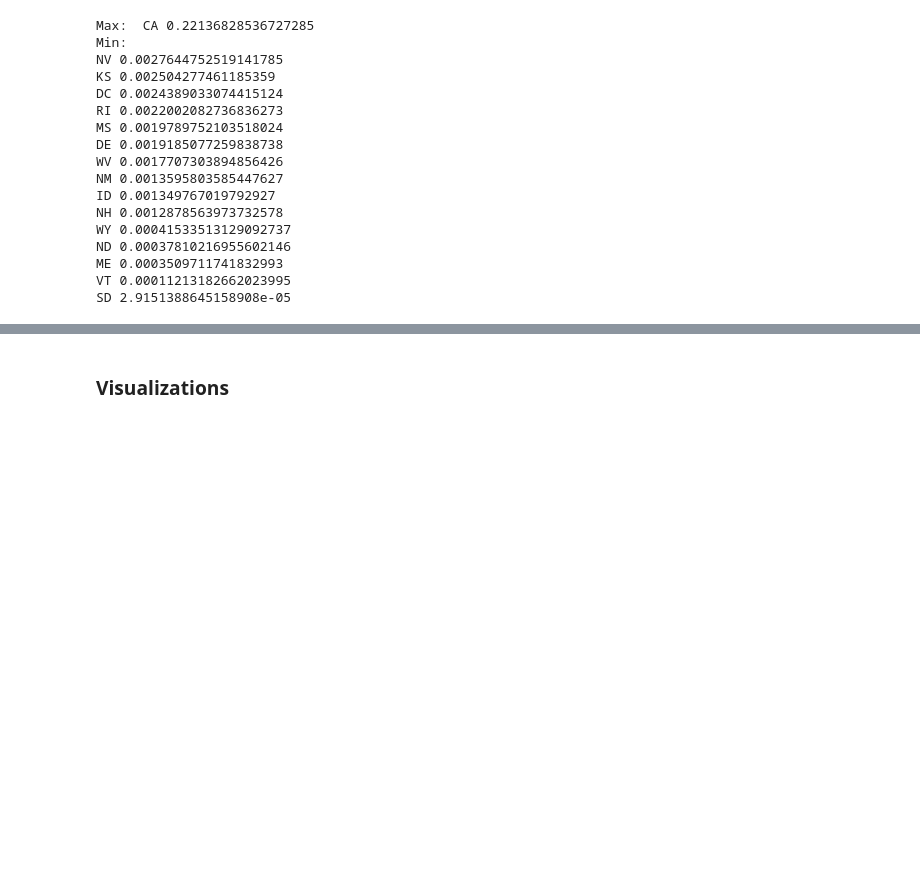
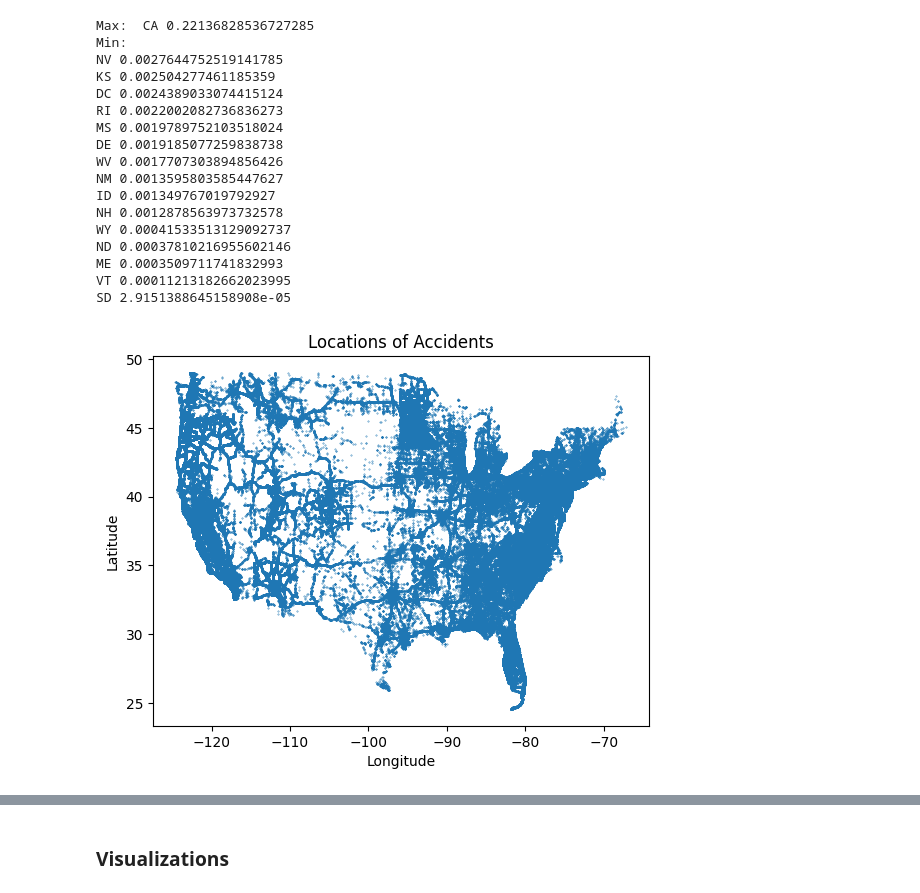
Before and after one commit to Jaredwinn77/Math-302-project, a Jupyter notebook: data.ipynb, the cells around one changed output, grey strips where cells are left out. Drawn from its saved outputs; the diff is of its cells as text; code cells hidden in the pictures; blank space fills up the shorter version.

```diff
--- a/data.ipynb
+++ b/data.ipynb
@@ -316,3 +318,11 @@ ND 0.00037810216955602146
 ME 0.0003509711741832993
 VT 0.00011213182662023995
 SD 2.9151388645158908e-05
+# %%
+plt.scatter(data['Start_Lng'], data['Start_Lat'], s=0.1)
+plt.xlabel("Longitude")
+plt.ylabel("Latitude")
+plt.title("Locations of Accidents")
+plt.show()
+# %% [output]
+[figure, added]
```
Also changed, not shown: parts of 13 cells of this notebook.
